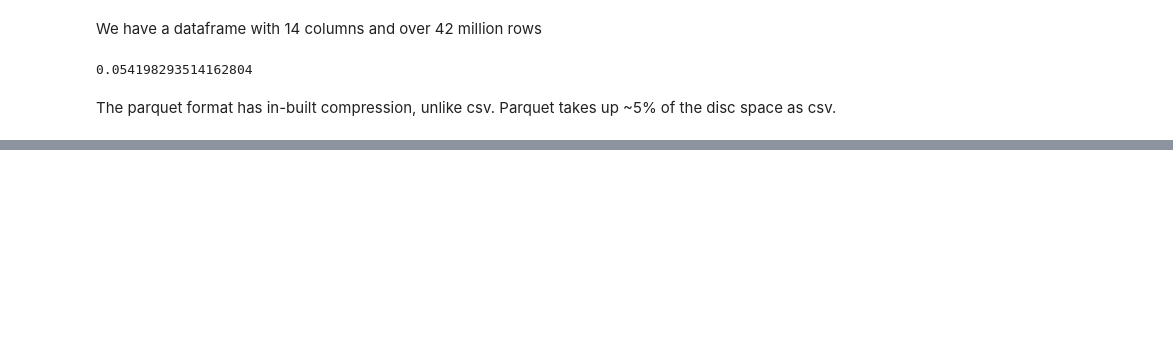
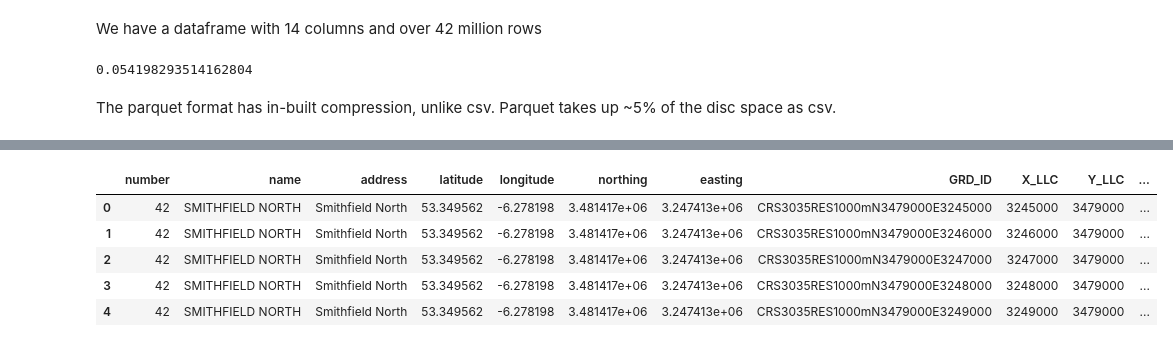
Before and after one commit to step-hen-burke/CA2, a Jupyter notebook: data_processing.ipynb, the cells around one changed output, grey strips where cells are left out. Cells and saved outputs as stored; diff of their text form; code cells hidden in the pictures; blank space fills up the shorter version.

```diff
--- a/data_processing.ipynb
+++ b/data_processing.ipynb
@@ -319,0 +408,11 @@ This compression has serious performance implications if the data needs to be re
+# %%
+cross_join_df['euclidean_distance'] = cdist(cross_join_df[['easting', 'northing']], cross_join_df[['X_LLC', 'Y_LLC']], metric='euclidean').diagonal()
+cross_join_df['manhattan_distance'] =  np.sum(np.abs(cross_join_df[['easting', 'northing']].to_numpy() - cross_join_df[['X_LLC', 'Y_LLC']].to_numpy()), axis=1)
+cross_join_df.head()
+# %% [output]
+|  | number | name | address | latitude | longitude | northing | easting | GRD_ID | X_LLC | Y_LLC | ... |
+| 0 | 42 | SMITHFIELD NORTH | Smithfield North | 53.349562 | -6.278198 | 3.481417e+06 | 3.247413e+06 | CRS3035RES1000mN3479000E3245000 | 3245000 | 3479000 | ... |
+| 1 | 42 | SMITHFIELD NORTH | Smithfield North | 53.349562 | -6.278198 | 3.481417e+06 | 3.247413e+06 | CRS3035RES1000mN3479000E3246000 | 3246000 | 3479000 | ... |
+| 2 | 42 | SMITHFIELD NORTH | Smithfield North | 53.349562 | -6.278198 | 3.481417e+06 | 3.247413e+06 | CRS3035RES1000mN3479000E3247000 | 3247000 | 3479000 | ... |
+| 3 | 42 | SMITHFIELD NORTH | Smithfield North | 53.349562 | -6.278198 | 3.481417e+06 | 3.247413e+06 | CRS3035RES1000mN3479000E3248000 | 3248000 | 3479000 | ... |
+| 4 | 42 | SMITHFIELD NORTH | Smithfield North | 53.349562 | -6.278198 | 3.481417e+06 | 3.247413e+06 | CRS3035RES1000mN3479000E3249000 | 3249000 | 3479000 | ... |
```
Also changed, not shown: parts of 46 cells of this notebook, 3 other files.
